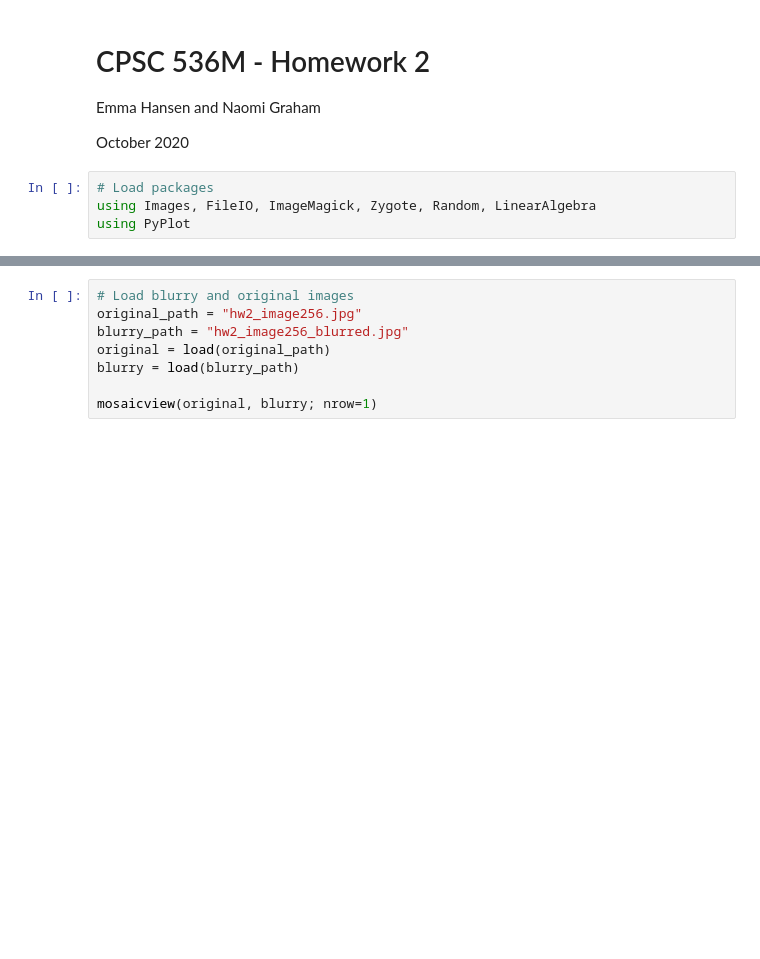
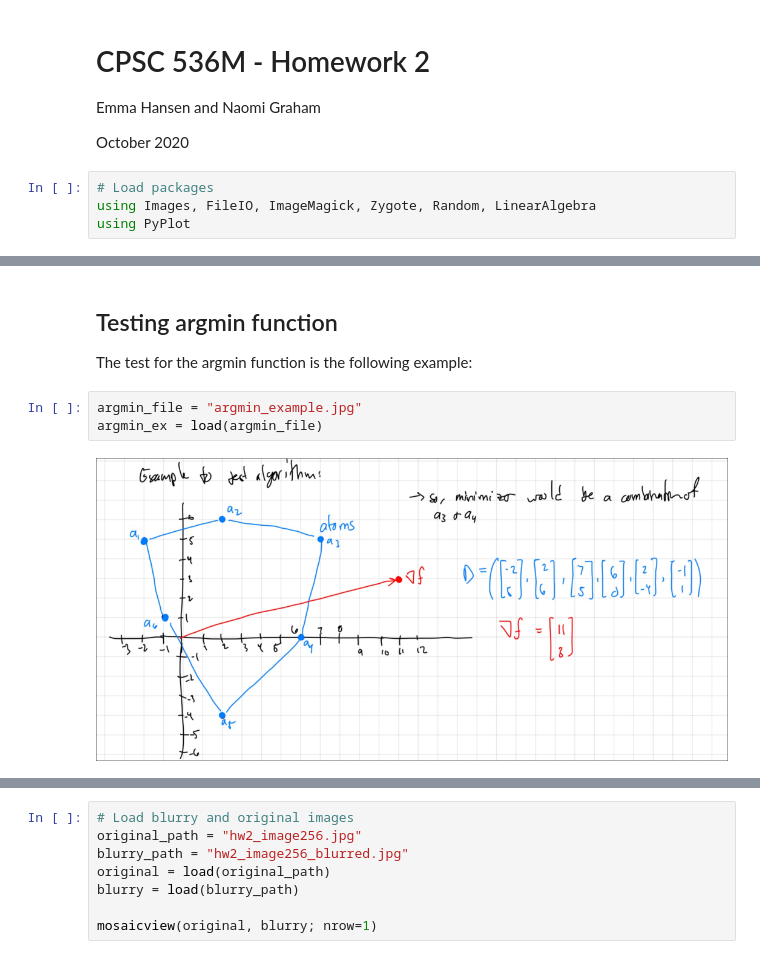
Before and after one commit to e-vic/CPSC536-HW2, a Jupyter notebook: CPSC536M - Homework 2.ipynb, the cells around one changed output, grey strips where cells are left out. Cells and saved outputs as stored; diff of their text form; blank space fills up the shorter version.

```diff
--- a/CPSC536M - Homework 2.ipynb
+++ b/CPSC536M - Homework 2.ipynb
@@ -92,0 +144,8 @@ get_s (generic function with 1 method)
+# %% [markdown]
+## Testing argmin function
+The test for the argmin function is the following example:
+# %%
+argmin_file = "argmin_example.jpg"
+argmin_ex = load(argmin_file)
+# %% [output]
+[figure, added]
```
Also changed, not shown: parts of 20 cells of this notebook, 2 other files.
